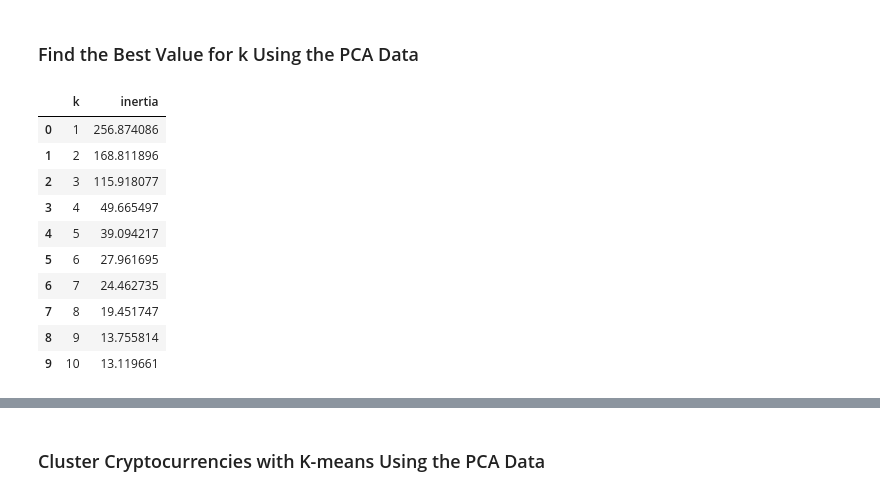
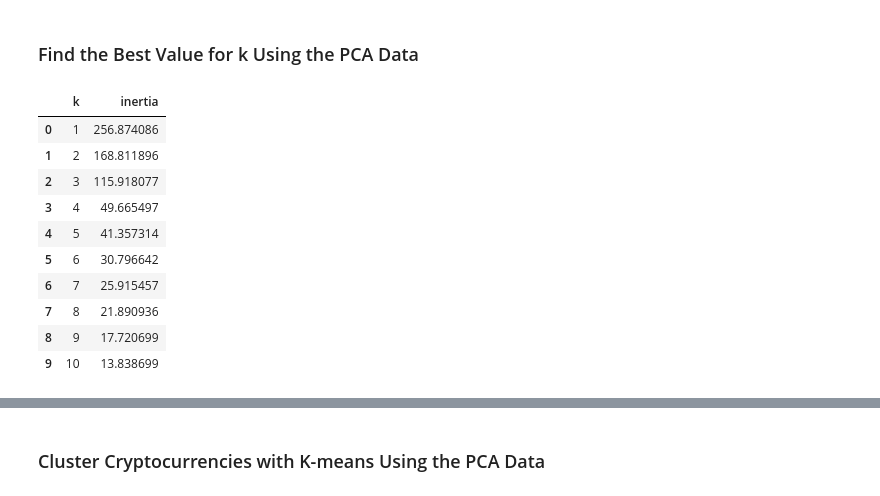
Before and after one commit to chelseyellen/CryptoClustering, a Jupyter notebook: Crypto_Clustering.ipynb, the cells around one changed output, grey strips where cells are left out. Saved outputs shown, nothing was run; the diff lists cells and outputs as text; code cells hidden in the pictures.

```diff
--- a/Crypto_Clustering.ipynb
+++ b/Crypto_Clustering.ipynb
@@ -229,37 +229,41 @@ display(pca_data_df.head(10))
 # %%
 # Create a list with the number of k-values to try
 # Use a range from 1 to 11
-
+pca_k_list = range(1, 12)
 
 # Create an empty list to store the inertia values
-
+pca_inertia_values = []
 
 # Create a for loop to compute the inertia with each possible value of k
-# Inside the loop:
-# 1. Create a KMeans model using the loop counter for the n_clusters
-# 2. Fit the model to the data using PCA DataFrame.
-# 3. Append the model.inertia_ to the inertia list
-
+for k in pca_k_list:
+    # Inside the loop:
+    # 1. Create a KMeans model using the loop counter for the n_clusters
+    pca_kmeans_model = KMeans(n_clusters=k, random_state=0)
+    # 2. Fit the model to the data using PCA DataFrame.
+    pca_kmeans_model.fit(pca_data_df)
+    # 3. Append the model.inertia_ to the inertia list
+    pca_inertia_values.append(pca_kmeans_model.inertia_)
 
 # Create a dictionary with the data to plot the Elbow curve
-
+pca_elbow_curve_dict = {"k" : pca_k_list, "inertia" : pca_inertia_values}
 
 # Create a DataFrame with the data to plot the Elbow curve
-
+pca_elbow_curve_df = pd.DataFrame(pca_elbow_curve_dict)
 
 # Display the DataFrame
+pca_elbow_curve_df.head(10)
 # %% [output]
 |  | k | inertia |
 | 0 | 1 | 256.874086 |
 | 1 | 2 | 168.811896 |
 | 2 | 3 | 115.918077 |
 | 3 | 4 | 49.665497 |
-| 4 | 5 | 39.094217 |
-| 5 | 6 | 27.961695 |
-| 6 | 7 | 24.462735 |
-| 7 | 8 | 19.451747 |
-| 8 | 9 | 13.755814 |
-| 9 | 10 | 13.119661 |
+| 4 | 5 | 41.357314 |
+| 5 | 6 | 30.796642 |
+| 6 | 7 | 25.915457 |
+| 7 | 8 | 21.890936 |
+| 8 | 9 | 17.720699 |
+| 9 | 10 | 13.838699 |
 # %%
 # Plot a line chart with all the inertia values computed with
 # the different values of k to visually identify the optimal value for k.
```
Also changed, not shown: parts of 16 cells of this notebook, 1 other file.
